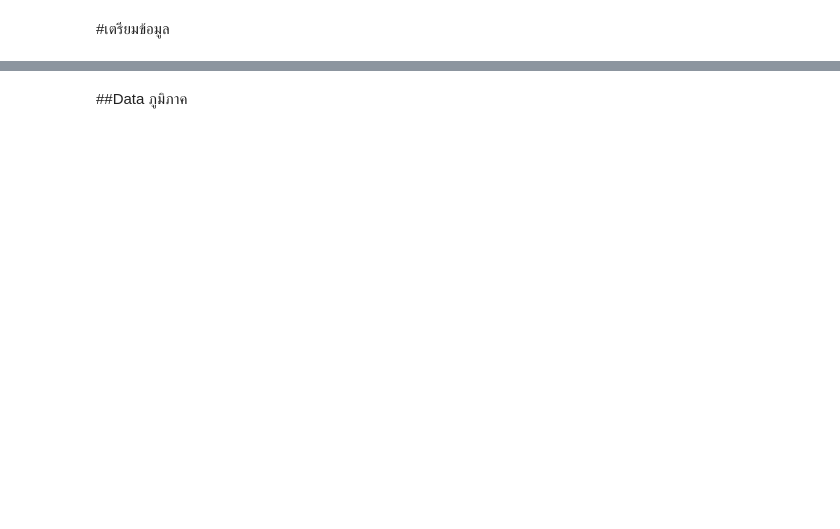
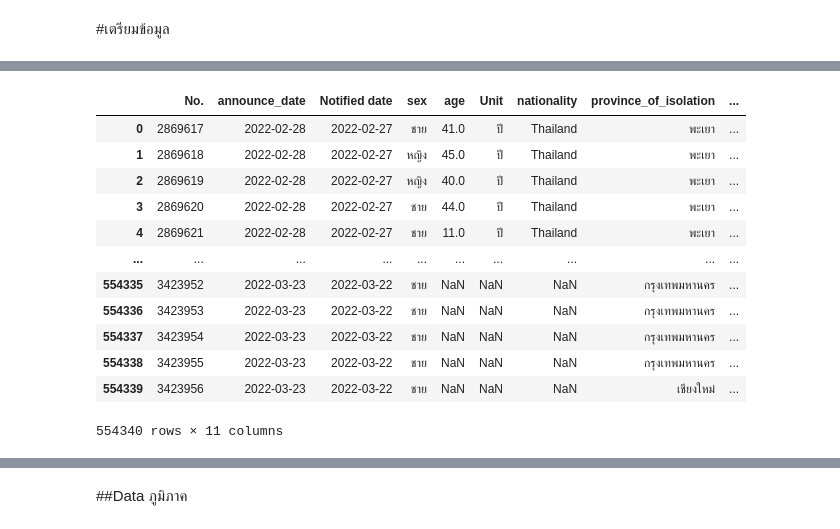
Before and after one commit to suwitchaya17/data_viz_2022, a Jupyter notebook: Untitled8.ipynb, the cells around one changed output, grey strips where cells are left out. Drawn from its saved outputs; the diff is of its cells as text; code cells hidden in the pictures; blank space fills up the shorter version.

```diff
--- a/Untitled8.ipynb
+++ b/Untitled8.ipynb
@@ -21,3 +81,17 @@ data1
 # %%
-data_covid2 = pd.read_excel(data_file_path2)  #กำหนดตัวแปร data_covid เป็นข้อมูลของผู้ป่วยโควิด
-data_covid2  #เรียกดูตารางของผู้ป่วยโควิด
+data4_covid = pd.read_excel(data3)  #กำหนดตัวแปร data_covid เป็นข้อมูลของผู้ป่วยโควิด
+data4_covid  #เรียกดูตารางของผู้ป่วยโควิด
+# %% [output]
+|  | No. | announce_date | Notified date | sex | age | Unit | nationality | province_of_isolation | ... |
+| 0 | 2869617 | 2022-02-28 | 2022-02-27 | ชาย | 41.0 | ปี | Thailand | พะเยา | ... |
+| 1 | 2869618 | 2022-02-28 | 2022-02-27 | หญิง | 45.0 | ปี | Thailand | พะเยา | ... |
+| 2 | 2869619 | 2022-02-28 | 2022-02-27 | หญิง | 40.0 | ปี | Thailand | พะเยา | ... |
+| 3 | 2869620 | 2022-02-28 | 2022-02-27 | ชาย | 44.0 | ปี | Thailand | พะเยา | ... |
+| 4 | 2869621 | 2022-02-28 | 2022-02-27 | ชาย | 11.0 | ปี | Thailand | พะเยา | ... |
+| ... | ... | ... | ... | ... | ... | ... | ... | ... | ... |
+| 554335 | 3423952 | 2022-03-23 | 2022-03-22 | ชาย | NaN | NaN | NaN | กรุงเทพมหานคร | ... |
+| 554336 | 3423953 | 2022-03-23 | 2022-03-22 | ชาย | NaN | NaN | NaN | กรุงเทพมหานคร | ... |
+| 554337 | 3423954 | 2022-03-23 | 2022-03-22 | ชาย | NaN | NaN | NaN | กรุงเทพมหานคร | ... |
+| 554338 | 3423955 | 2022-03-23 | 2022-03-22 | ชาย | NaN | NaN | NaN | กรุงเทพมหานคร | ... |
+| 554339 | 3423956 | 2022-03-23 | 2022-03-22 | ชาย | NaN | NaN | NaN | เชียงใหม่ | ... |
+554340 rows × 11 columns
```
Also changed, not shown: parts of 49 cells of this notebook.
